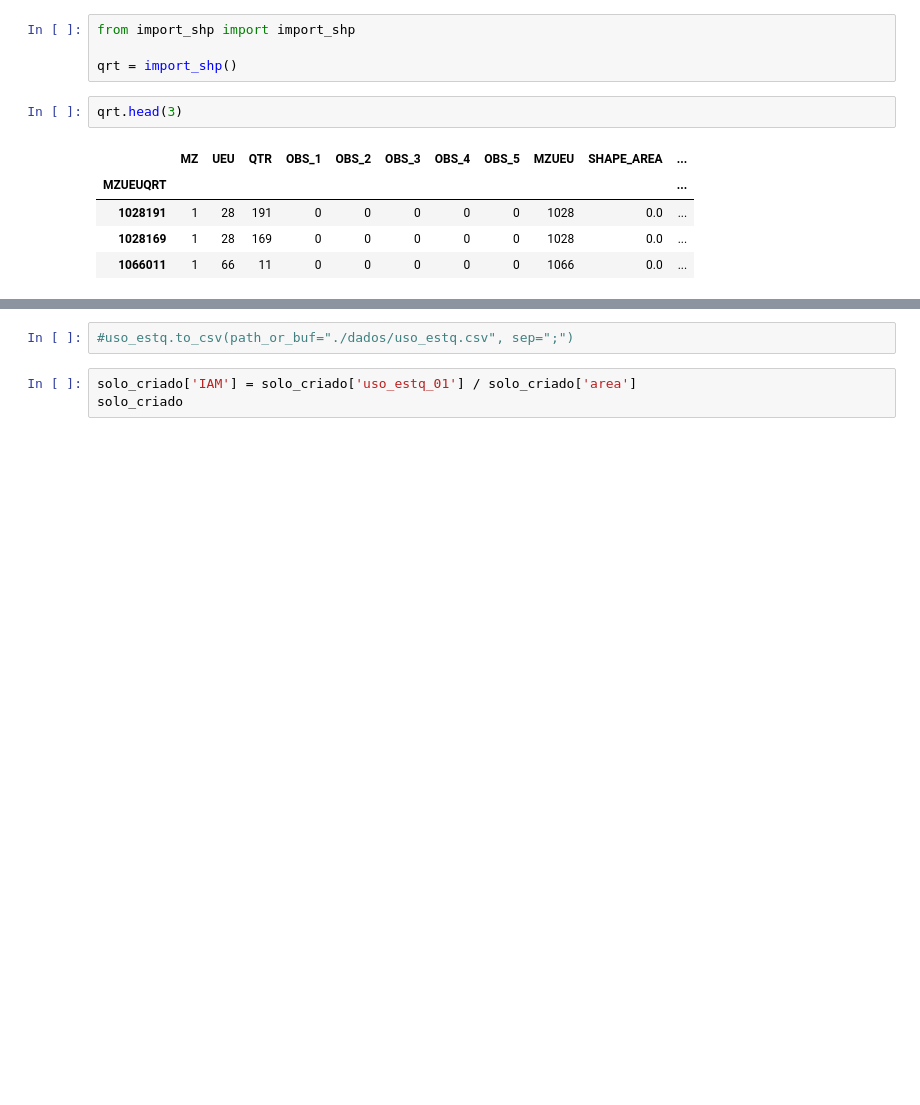
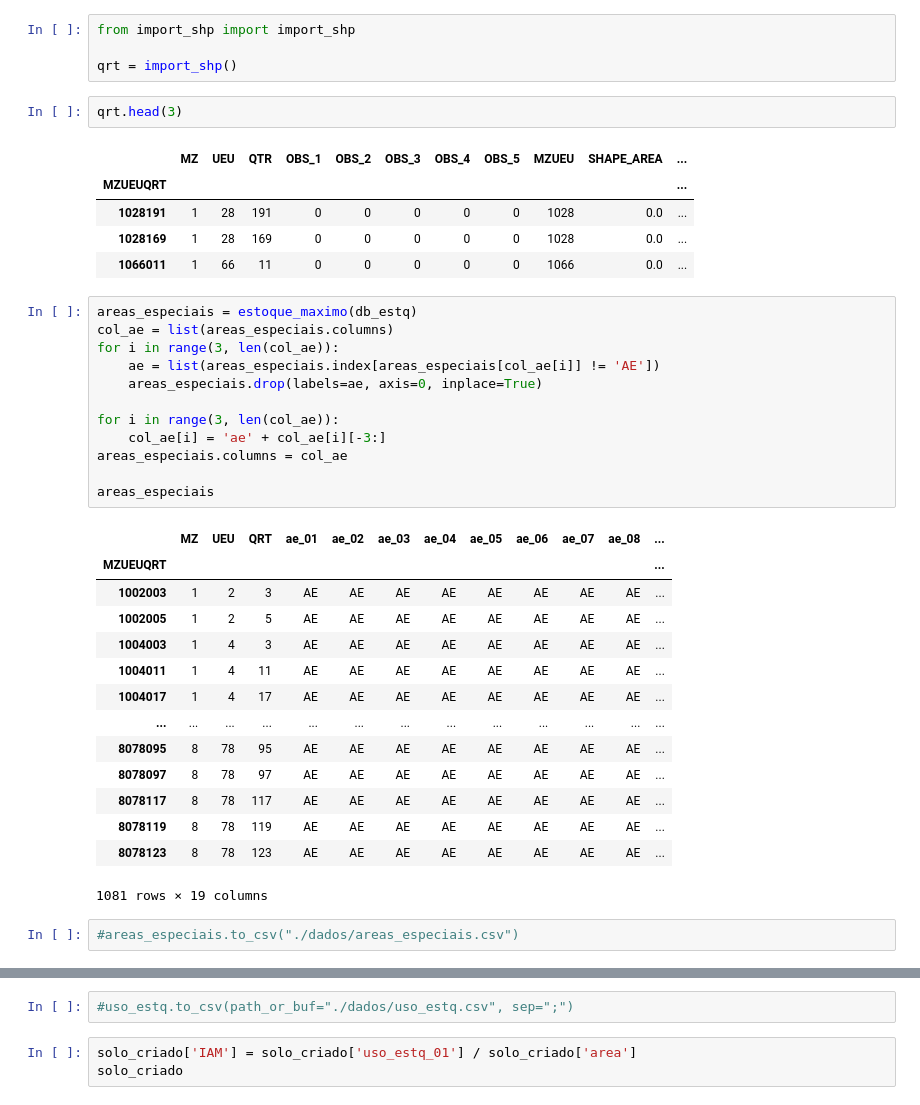
Before and after one commit to marcelo-fm/solo-criado-bd, a Jupyter notebook: testing_ground.ipynb, the cells around one changed output, grey strips where cells are left out. Drawn from its saved outputs; the diff is of its cells as text; blank space fills up the shorter version.

```diff
--- a/testing_ground.ipynb
+++ b/testing_ground.ipynb
@@ -117,6 +98,35 @@ qrt.head(3)
 | 1028191 | 1 | 28 | 191 | 0 | 0 | 0 | 0 | 0 | 1028 | 0.0 | ... |
 | 1028169 | 1 | 28 | 169 | 0 | 0 | 0 | 0 | 0 | 1028 | 0.0 | ... |
 | 1066011 | 1 | 66 | 11 | 0 | 0 | 0 | 0 | 0 | 1066 | 0.0 | ... |
+# %%
+areas_especiais = estoque_maximo(db_estq)
+col_ae = list(areas_especiais.columns)
+for i in range(3, len(col_ae)):
+    ae = list(areas_especiais.index[areas_especiais[col_ae[i]] != 'AE'])
+    areas_especiais.drop(labels=ae, axis=0, inplace=True)
+
+for i in range(3, len(col_ae)):
+    col_ae[i] = 'ae' + col_ae[i][-3:]
+areas_especiais.columns = col_ae
+
+areas_especiais
+# %% [output]
+|  | MZ | UEU | QRT | ae_01 | ae_02 | ae_03 | ae_04 | ae_05 | ae_06 | ae_07 | ae_08 | ... |
+| MZUEUQRT |  |  |  |  |  |  |  |  |  |  |  | ... |
+| 1002003 | 1 | 2 | 3 | AE | AE | AE | AE | AE | AE | AE | AE | ... |
+| 1002005 | 1 | 2 | 5 | AE | AE | AE | AE | AE | AE | AE | AE | ... |
+| 1004003 | 1 | 4 | 3 | AE | AE | AE | AE | AE | AE | AE | AE | ... |
+| 1004011 | 1 | 4 | 11 | AE | AE | AE | AE | AE | AE | AE | AE | ... |
+| 1004017 | 1 | 4 | 17 | AE | AE | AE | AE | AE | AE | AE | AE | ... |
+| ... | ... | ... | ... | ... | ... | ... | ... | ... | ... | ... | ... | ... |
+| 8078095 | 8 | 78 | 95 | AE | AE | AE | AE | AE | AE | AE | AE | ... |
+| 8078097 | 8 | 78 | 97 | AE | AE | AE | AE | AE | AE | AE | AE | ... |
+| 8078117 | 8 | 78 | 117 | AE | AE | AE | AE | AE | AE | AE | AE | ... |
+| 8078119 | 8 | 78 | 119 | AE | AE | AE | AE | AE | AE | AE | AE | ... |
+| 8078123 | 8 | 78 | 123 | AE | AE | AE | AE | AE | AE | AE | AE | ... |
+1081 rows × 19 columns
+# %%
+#areas_especiais.to_csv("./dados/areas_especiais.csv")
 # %%
 col_uso = list(uso_estq.columns)
 col_max = list(estq_max_num.columns)
```
Also changed, not shown: parts of 8 cells of this notebook, 7 other files.
